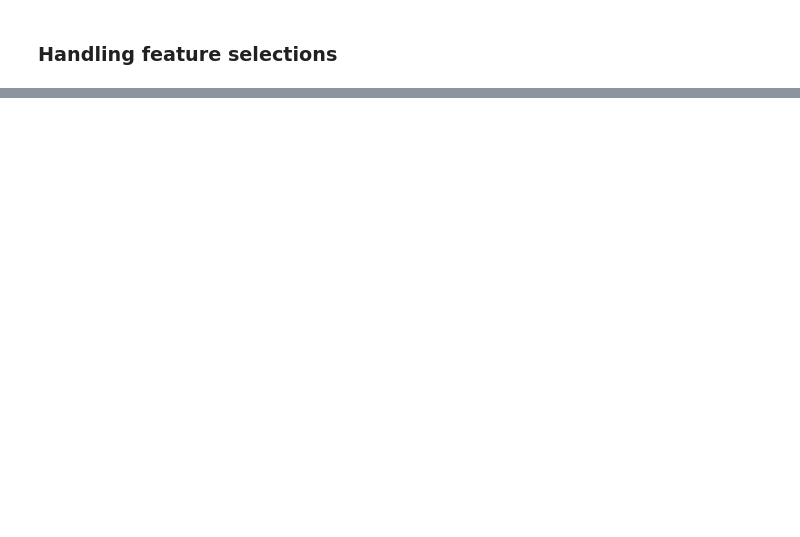
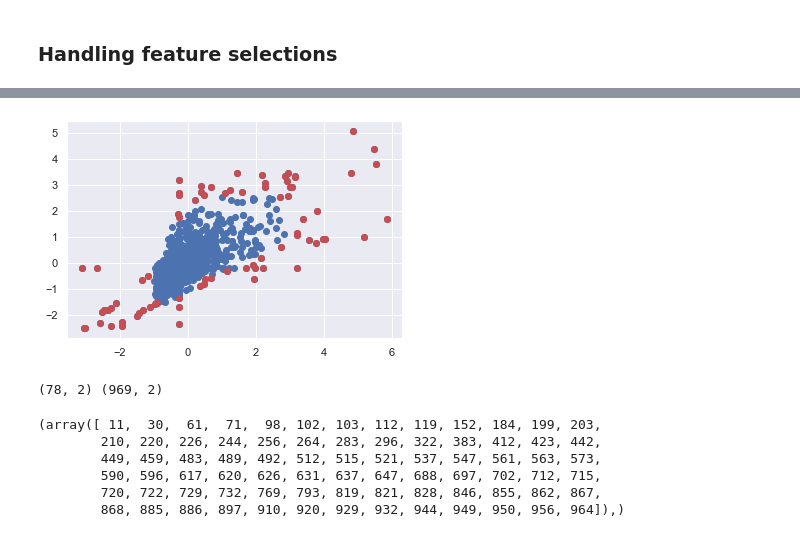
Before and after one commit to qglht/AML, a Jupyter notebook: Project1.ipynb, the cells around one changed output, grey strips where cells are left out. Cells and saved outputs as stored; diff of their text form; code cells hidden in the pictures; blank space fills up the shorter version.

```diff
--- a/Project1.ipynb
+++ b/Project1.ipynb
@@ -182,3 +162,25 @@ anom_index
+# %%
+## Outlier detection with multivariate technique: LOF
+elenv = LocalOutlierFactor(n_neighbors=100)
+
+pred = elenv.fit_predict(X_train_new)
+anom_index=where(pred==-1)
+values_anom = X_train_new[anom_index]
+
+plt.scatter(X_train_new[:,0], X_train_new[:,1])
+plt.scatter(values_anom[:,0],values_anom[:,1], color='r')
+plt.show()
+print(values_anom.shape,X_train_new.shape)
+anom_index
+# %% [output]
+[figure, added]
+(78, 2) (969, 2)
+(array([ 11,  30,  61,  71,  98, 102, 103, 112, 119, 152, 184, 199, 203,
+        210, 220, 226, 244, 256, 264, 283, 296, 322, 383, 412, 423, 442,
+        449, 459, 483, 489, 492, 512, 515, 521, 537, 547, 561, 563, 573,
+        590, 596, 617, 620, 626, 631, 637, 647, 688, 697, 702, 712, 715,
+        720, 722, 729, 732, 769, 793, 819, 821, 828, 846, 855, 862, 867,
+        868, 885, 886, 897, 910, 920, 929, 932, 944, 949, 950, 956, 964]),)
 # %%
 X_anom_dtf = pd.DataFrame(values_anom)
 sns.set()
```
Also changed, not shown: parts of 22 cells of this notebook.
